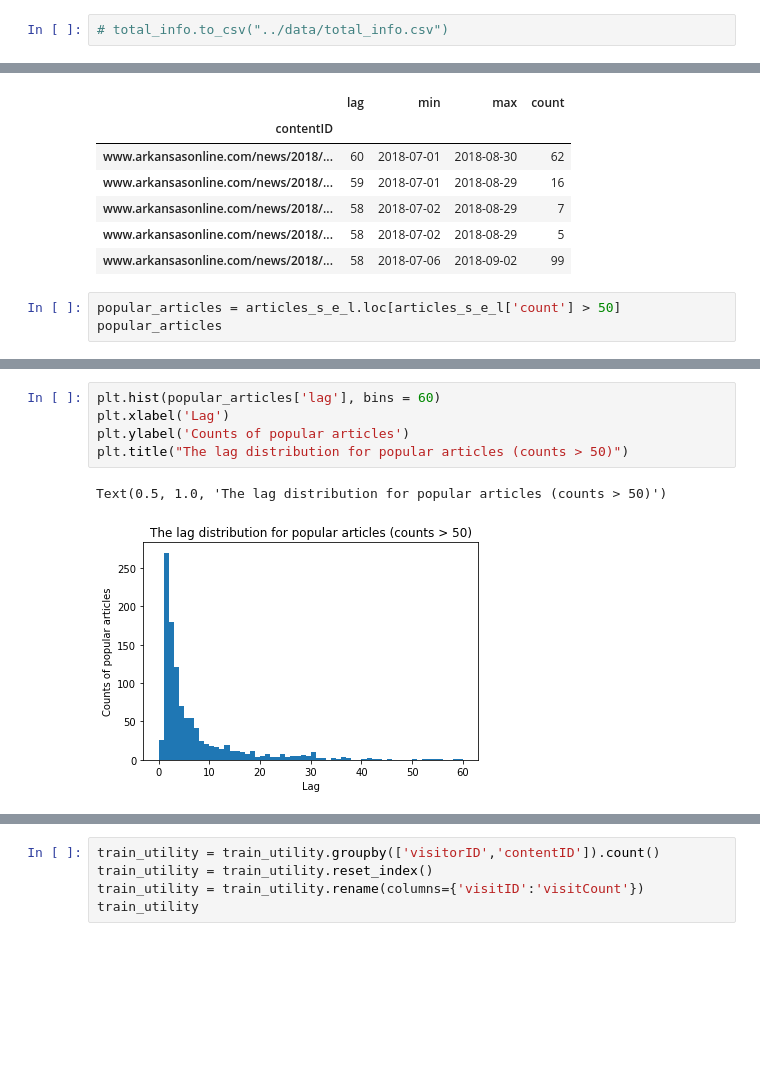
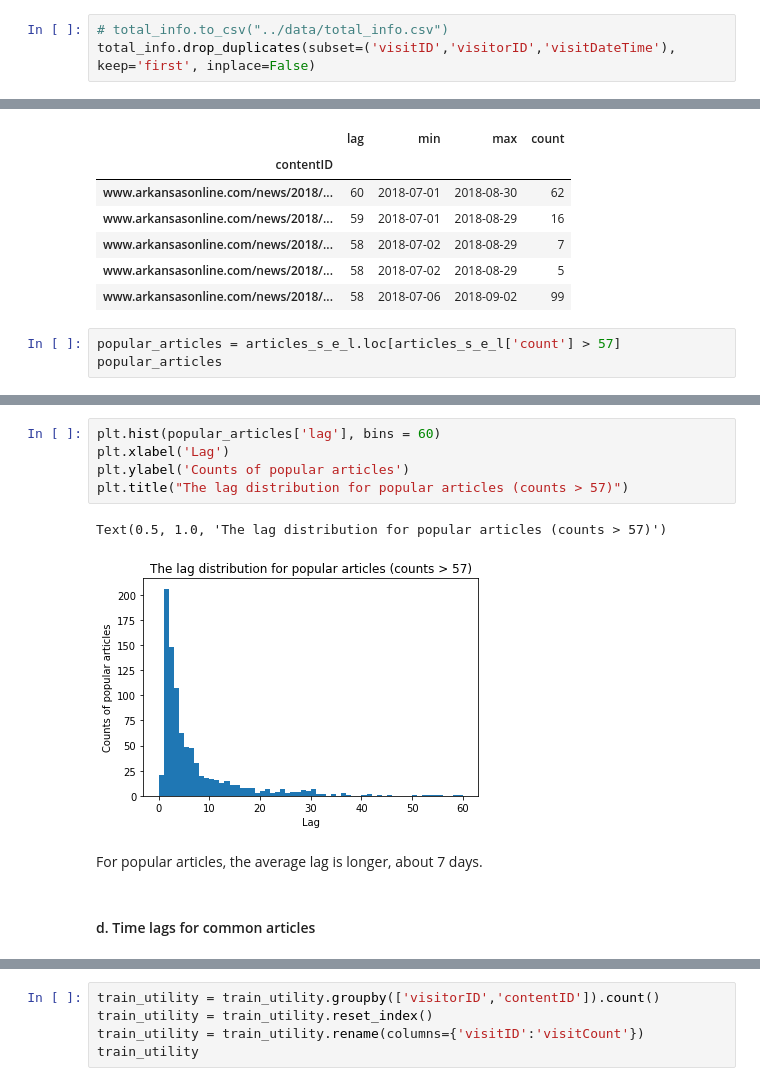
Before and after one commit to choushuiguo325/Recommendation_System_New_York_Times, a Jupyter notebook: static/NLP_EDA.ipynb, the cells around one changed output, grey strips where cells are left out. Drawn from its saved outputs; the diff is of its cells as text; blank space fills up the shorter version.

Commit message:
finished the EDA about populartity and lag effects

```diff
--- a/static/NLP_EDA.ipynb
+++ b/static/NLP_EDA.ipynb
@@ -229,3 +246,4 @@ The earlist records: 2018-07-01
 The latest records: 2018-10-01
 # %%
 # total_info.to_csv("../data/total_info.csv")
+total_info.drop_duplicates(subset=('visitID','visitorID','visitDateTime'), keep='first', inplace=False)
@@ -490,7 +595,7 @@ articles_s_e_l.head()
 | www.arkansasonline.com/news/2018/... | 58 | 2018-07-02 | 2018-08-29 | 5 |
 | www.arkansasonline.com/news/2018/... | 58 | 2018-07-06 | 2018-09-02 | 99 |
 # %%
-popular_articles = articles_s_e_l.loc[articles_s_e_l['count'] > 50]
+popular_articles = articles_s_e_l.loc[articles_s_e_l['count'] > 57]
 popular_articles
 # %% [output]
 |  | lag | min | max | count |
@@ -522,8 +630,12 @@ Name: lag, dtype: float64
 # %%
 plt.hist(popular_articles['lag'], bins = 60)
 plt.xlabel('Lag')
 plt.ylabel('Counts of popular articles')
-plt.title("The lag distribution for popular articles (counts > 50)")
+plt.title("The lag distribution for popular articles (counts > 57)")
 # %% [output]
-Text(0.5, 1.0, 'The lag distribution for popular articles (counts > 50)')
+Text(0.5, 1.0, 'The lag distribution for popular articles (counts > 57)')
-[figure, old version]
+[figure, new version]
+# %% [markdown]
+For popular articles, the average lag is longer, about 7 days.
+# %% [markdown]
+#### d. Time lags for common articles
```
Also changed, not shown: parts of 40 cells of this notebook.
